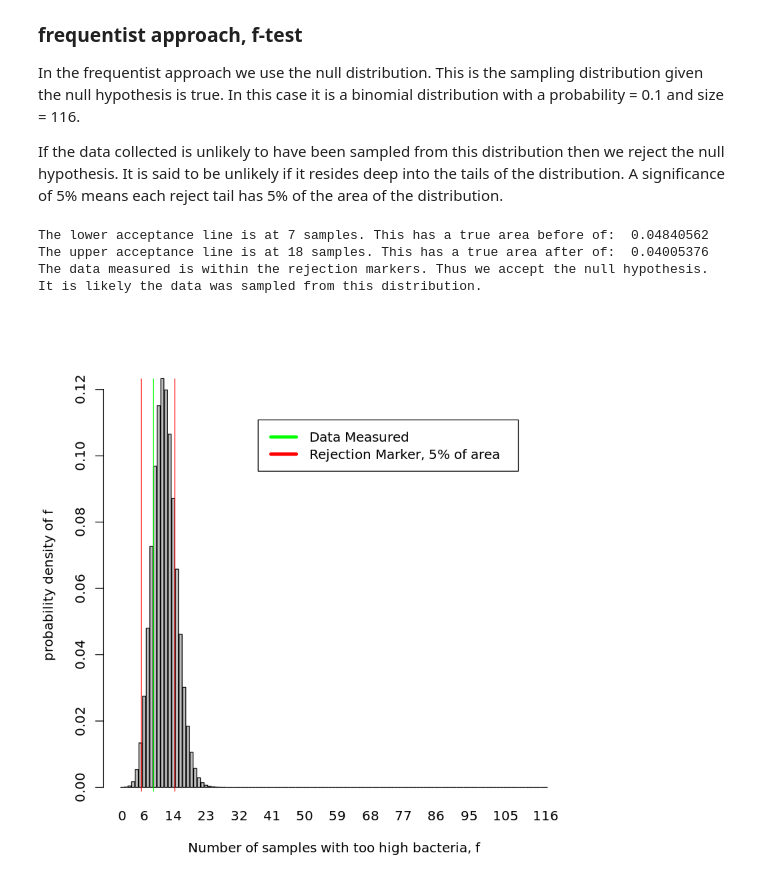
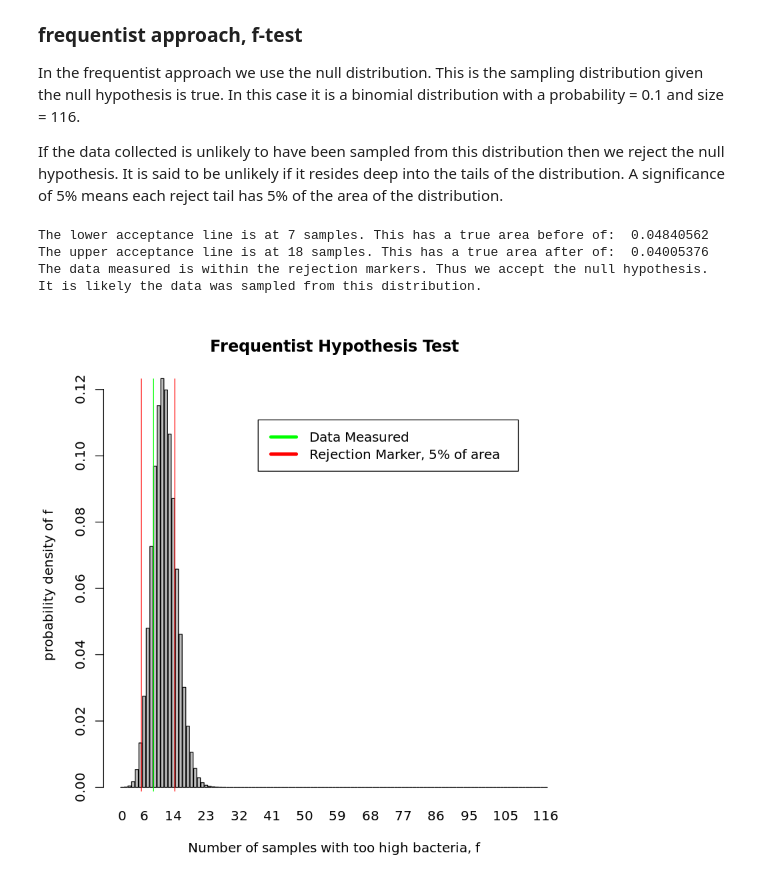
Before and after one commit to DanHarJor/UNIPD_AdvancedStatistics_Rhomework, a Jupyter notebook: home6/2046804_Daniel_homework6.ipynb, the cells around one changed output. Drawn from its saved outputs; the diff is of its cells as text; code cells hidden in the pictures.

```diff
--- a/home6/2046804_Daniel_homework6.ipynb
+++ b/home6/2046804_Daniel_homework6.ipynb
@@ -442,50 +428,36 @@ In the frequentist approach we use the null distribution. This is the sampling d
 
 If the data collected is unlikely to have been sampled from this distribution then we reject the null hypothesis. It is said to be unlikely if it resides deep into the tails of the distribution. A significance of 5% means each reject tail has 5% of the area of the distribution.
 # %%
-# nullDist <- function(x){
-#     return(dbinom(x,size = 116,prob = 0.1))
-# }
-# x <- 0:116
-# nullDistV <- nullDist(x)
-# cumsumNull <- cumsum(nullDistV)
-# print(cumsumNull)
-# accept1 = cumsumNull[trunc(116*0.05)]
-# accept2 = cumsumNull[95]
-# barplot(nullDist(x),names = x)
-# abline(v=accept1)
-# abline(v=accept2)
-
-# print(accept1)
-# print(accept2)
-
+# ex 3 part d
 nullDist <- function(f){
     return (dbinom(f,size = 116, prob = 0.1))
 }
 f <- 0:116
 nullDistV <- nullDist(f)
 nullcumsum <- cumsum(nullDistV)
 
 accept1 <- which.min(abs(0.05-nullcumsum))
 accept2 <- which.min(abs(0.95-nullcumsum))
 
-barplot(nullDistV,names = f, xlab = 'Number of samples with too high bacteria, f',ylab = 'probability density of f')
+barplot(nullDistV,names = f, main = 'Frequentist Hypothesis Test',
+        xlab = 'Number of samples with too high bacteria, f',ylab = 'probability density of f')
 legend("topright",
        inset=0.1,
        legend=c("Data Measured","Rejection Marker, 5% of area"),
        col=c("green", "red"),
        lty=1:1,
        cex=1,
        box.lty=1,
        lwd = 4)
 abline(v = accept1,col = 'red')
 abline(v = 11, col = 'green')
 abline(v = accept2, col = 'red')
 cat('\nThe lower acceptance line is at',accept1,'samples. This has a true area before of: ',nullcumsum[accept1])
 cat('\nThe upper acceptance line is at',accept2,'samples. This has a true area after of: ',1-nullcumsum[accept2])
 
 cat('\nThe data measured is within the rejection markers. Thus we accept the null hypothesis. It is likely the data was sampled from this distribution.')
 # %% [output]
 The lower acceptance line is at 7 samples. This has a true area before of:  0.04840562
 The upper acceptance line is at 18 samples. This has a true area after of:  0.04005376
 The data measured is within the rejection markers. Thus we accept the null hypothesis. It is likely the data was sampled from this distribution.
-[figure, old version]
+[figure, new version]
```
Also changed, not shown: parts of 32 cells of this notebook, 3 other files.
